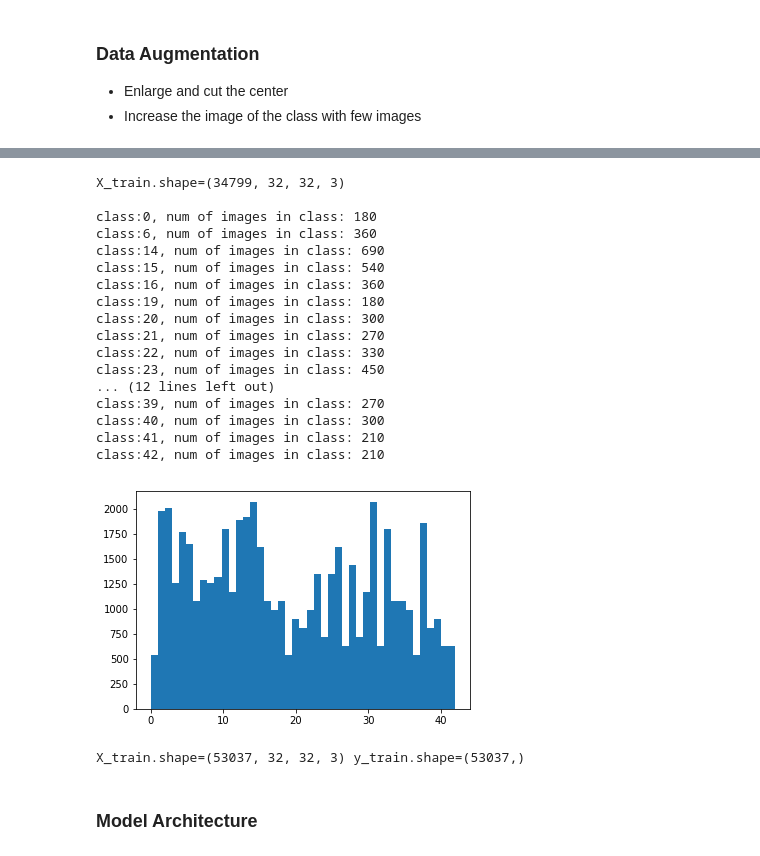
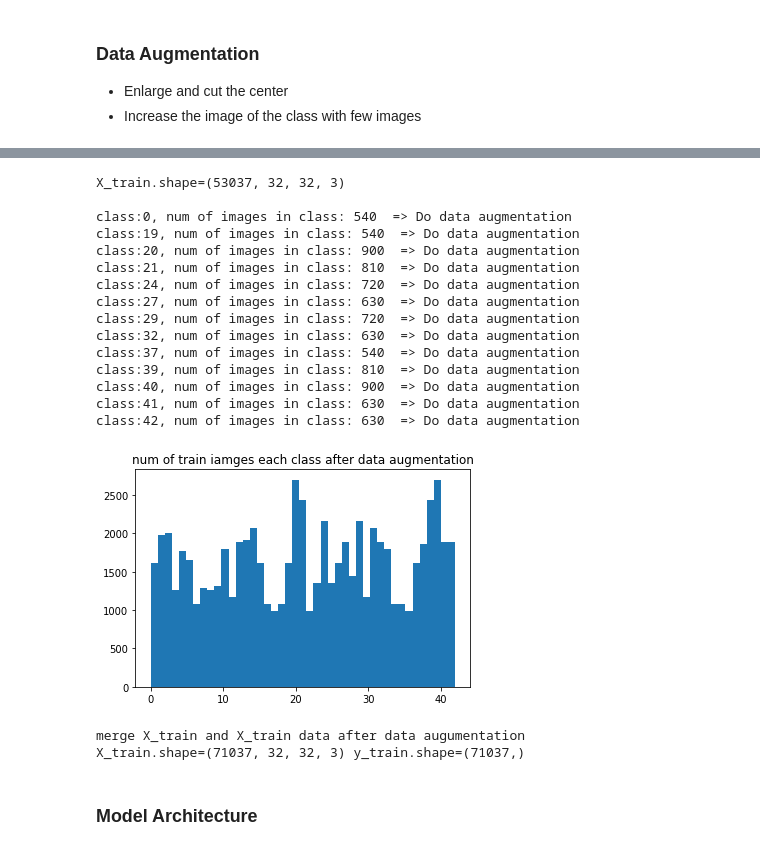
Before and after one commit to Ryuta-S/traffic_sign_classifier, a Jupyter notebook: Traffic_Sign_Classifier.ipynb, the cells around one changed output, grey strips where cells are left out. Drawn from its saved outputs; the diff is of its cells as text; code cells hidden in the pictures.

```diff
--- a/Traffic_Sign_Classifier.ipynb
+++ b/Traffic_Sign_Classifier.ipynb
@@ -281,23 +279,22 @@ def rotateImage(img, angle=3, scale=1):
     dst = cv2.warpAffine(img,M,(cols,rows))
     return dst
 # %%
-import random
-scale = 1.0 + random.uniform(-0.5, 0.5)
-height, width, channel = X_train.shape[1:]
-resize = (int(height*scale), int(width*scale))
-padding = ((resize[0]-height)//2, (resize[1]-width)//2)
-print('Enlarge images')
-for i in range(n_classes):
-    index = np.where(y_train == i)[0][0]
-    print('class {}: X_train[{}]'.format(i, index))
-    img = X_train[index]
-#     res = resizeAndCut(img, scale)
-    scale = 1.0 + random.uniform(-0.5, 0.5)
-    angle = random.uniform(-15, 15)
-    res = rotateImage(img, angle,  scale)
-    res = res.astype(np.uint8)
-
-    plt.figure(figsize=(2, 2))
-    plt.imshow(res)
+for i in range(0, n_classes, 4):
+    plt.figure(figsize=(12, 2))
+    for j in range(4):
+        indexes = np.where(y_train == i+j)[0]
+        if len(indexes) == 0:
+            break
+        index = indexes[random.randint(0, len(indexes)-1)]
+        title = 'class {}: X_train[{}]'.format(i+j, index)
+        img = X_train[index]
+        # rotate image and re-scaling image
+        scale = 1.0 + random.uniform(-0.5, 0.5)
+        angle = random.uniform(-15, 15)
+        res = rotateImage(img, angle, scale)
+        res = res.astype(np.uint8)
+        plt.subplot(1, 4, j+1)
+        plt.imshow(res)
+        plt.title(title)
     plt.show()
 # %% [output]
@@ -322,13 +307,13 @@ X_train_sub = X_train[:,:,:,:]
 y_train_sub = y_train[:]
 print()
 for class_index in range(len(num_of_image)):
-    if num_of_image[class_index] < 990:
+    if num_of_image[class_index] < 980:
         image_index = np.where(y_train == class_index)[0]
         augumentation_img = np.zeros((len(image_index), 32, 32, 3))
         augumentation_img2 = np.zeros((len(image_index), 32, 32, 3))
         y_augumentation = np.zeros((len(image_index)))
         y_augumentation2 = np.zeros((len(image_index)))
-        print('class:{}, num of images in class: {}'.format(class_index, len(image_index)))
+        print('class:{}, num of images in class: {}  => Do data augmentation'.format(class_index, len(image_index)))
         for i, ind in enumerate(image_index):
             img = X_train[ind]
             scale = 1.0 + random.uniform(-0.5, 0.5)
@@ -344,34 +329,35 @@ for class_index in range(len(num_of_image)):
         X_train_sub = np.vstack((X_train_sub, augumentation_img, augumentation_img2))
         y_train_sub = np.hstack((y_train_sub, y_augumentation, y_augumentation2))
 # %% [output]
-X_train.shape=(34799, 32, 32, 3)
+X_train.shape=(53037, 32, 32, 3)
 
-class:0, num of images in class: 180
-class:6, num of images in class: 360
-class:14, num of images in class: 690
-class:15, num of images in class: 540
-class:16, num of images in class: 360
-class:19, num of images in class: 180
-class:20, num of images in class: 300
-class:21, num of images in class: 270
-class:22, num of images in class: 330
-class:23, num of images in class: 450
-... (12 lines left out)
-class:39, num of images in class: 270
-class:40, num of images in class: 300
-class:41, num of images in class: 210
-class:42, num of images in class: 210
+class:0, num of images in class: 540  => Do data augmentation
+class:19, num of images in class: 540  => Do data augmentation
+class:20, num of images in class: 900  => Do data augmentation
+class:21, num of images in class: 810  => Do data augmentation
+class:24, num of images in class: 720  => Do data augmentation
+class:27, num of images in class: 630  => Do data augmentation
+class:29, num of images in class: 720  => Do data augmentation
+class:32, num of images in class: 630  => Do data augmentation
+class:37, num of images in class: 540  => Do data augmentation
+class:39, num of images in class: 810  => Do data augmentation
+class:40, num of images in class: 900  => Do data augmentation
+class:41, num of images in class: 630  => Do data augmentation
+class:42, num of images in class: 630  => Do data augmentation
 # %%
 plt.hist(y_train_sub, n_classes, (0, n_classes-1))
+plt.title('num of train iamges each class after data augmentation')
 plt.show()
 # %% [output]
-[figure, old version]
+[figure, new version]
 # %%
+print('merge X_train and X_train data after data augumentation')
 X_train = X_train_sub
 y_train = y_train_sub
 print('X_train.shape={} y_train.shape={}'.format(X_train.shape, y_train.shape))
 # %% [output]
-X_train.shape=(53037, 32, 32, 3) y_train.shape=(53037,)
+merge X_train and X_train data after data augumentation
+X_train.shape=(71037, 32, 32, 3) y_train.shape=(71037,)
 # %%
 ### Preprocess the data here. It is required to normalize the data. Other preprocessing steps could include
 ### converting to grayscale, etc.
```
Also changed, not shown: parts of 13 cells of this notebook.
